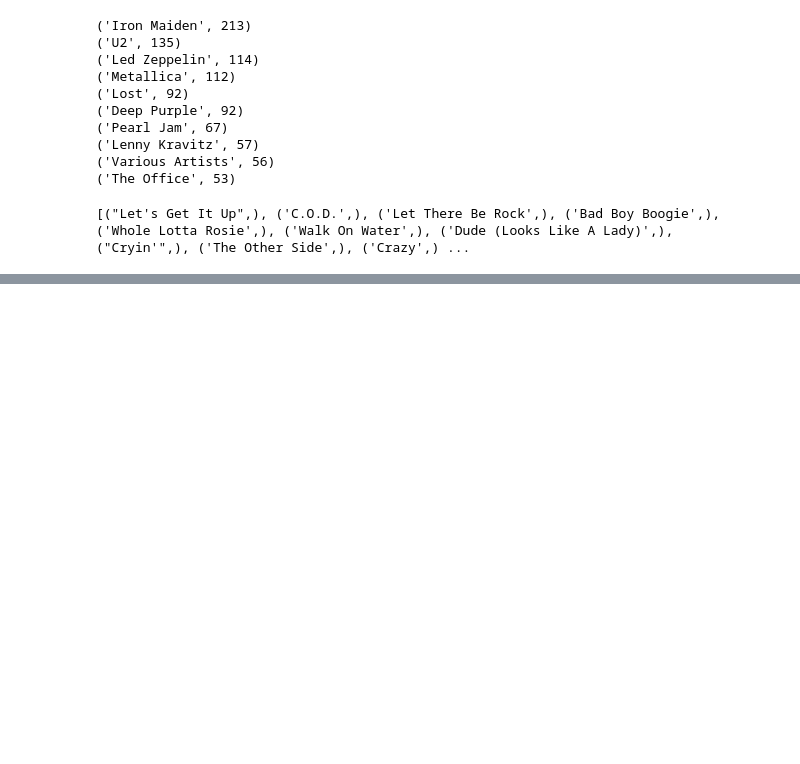
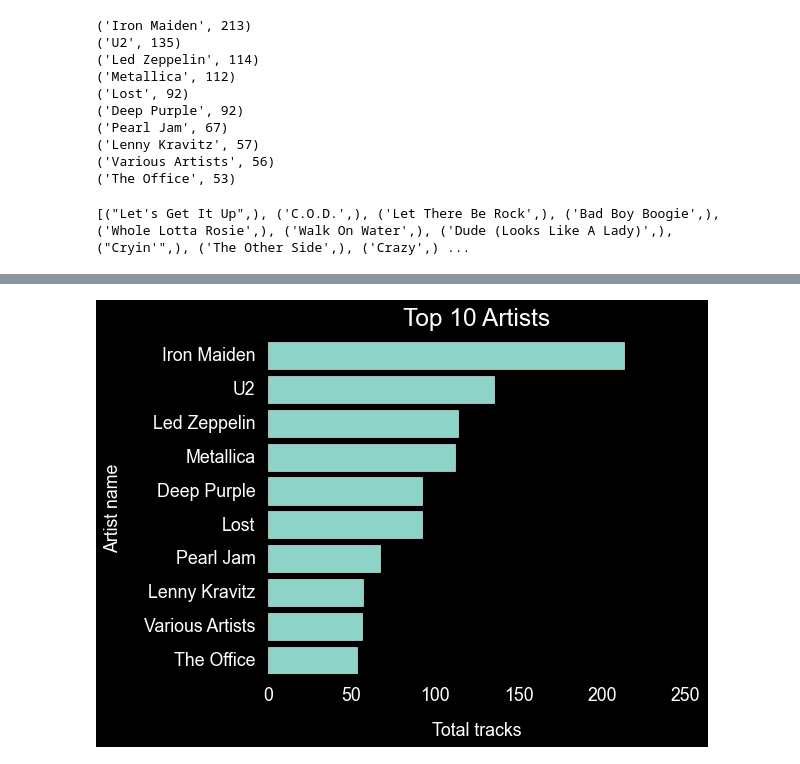
Before and after one commit to betancourt-ncs/chinook-analysis-sql, a Jupyter notebook: chinook_analysis.ipynb, the cells around one changed output, grey strips where cells are left out. Cells and saved outputs as stored; diff of their text form; code cells hidden in the pictures; blank space fills up the shorter version.

```diff
--- a/chinook_analysis.ipynb
+++ b/chinook_analysis.ipynb
@@ -149,0 +263,15 @@ print(cursor.fetchall())
+# %%
+#Q4
+plt.style.use('dark_background')
+plt.figure(figsize=(6,5))
+top10_artists_df = top10_artists_df.sort_values('total_tracks', ascending=True)
+plt.barh(top10_artists_df['Name'], top10_artists_df['total_tracks'])
+plt.title('Top 10 Artists', pad=15, fontsize=22)
+plt.xlabel('Total tracks', labelpad=15, fontsize=16)
+plt.ylabel('Artist name', labelpad=20, fontsize=16)
+plt.grid(False)
+
+
+plt.show()
+# %% [output]
+[figure, added]
```
Also changed, not shown: parts of 5 cells of this notebook.
